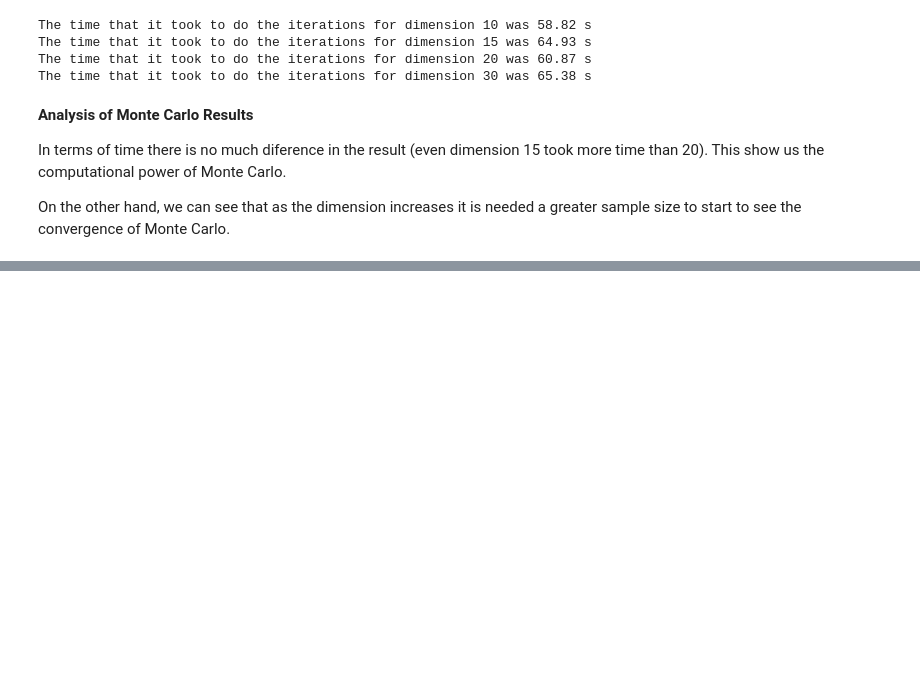
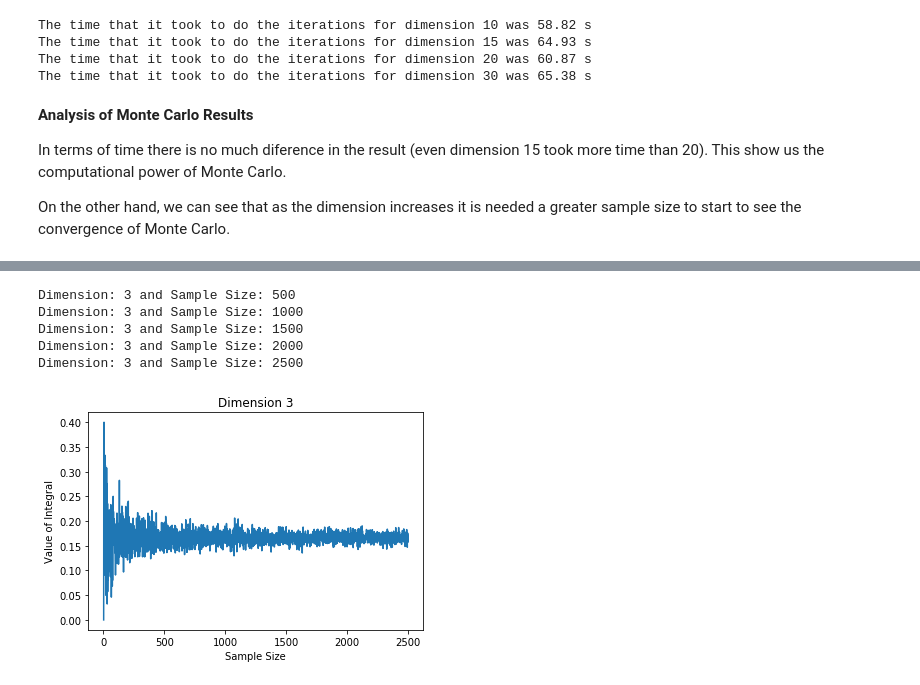
Before and after one commit to juanse1608/Courses, a Jupyter notebook: Jupyters/Notebooks/SC-201901/Integrals-Statistical Computation.ipynb, the cells around one changed output, grey strips where cells are left out. Drawn from its saved outputs; the diff is of its cells as text; code cells hidden in the pictures; blank space fills up the shorter version.

```diff
--- a/Jupyters/Notebooks/SC-201901/Integrals-Statistical Computation.ipynb
+++ b/Jupyters/Notebooks/SC-201901/Integrals-Statistical Computation.ipynb
@@ -265,0 +326,36 @@ On the other hand, we can see that as the dimension increases it is needed a gre
+# %%
+time_inicial = time.time()
+dimension = 3
+indice = 2
+value_mc = []
+while indice <= 2500:
+    sample_size = indice
+
+    #Generate the samples in [0,1]^s, it is important to mention that theese samples are easy to generate since
+    #the domain is the cube, so we require a sample in [0,1] for each dimension.
+    samples = np.random.uniform(0, 1, (sample_size, dimension))
+    samples = pd.DataFrame(samples)
+    #Let's compute the function in the samples
+    integral = np.array(funcion_vectorizada(samples.iloc[:,0], samples.iloc[:,1], samples.iloc[:,2]))
+
+    #Let's compute the mean and so, the Monte Carlo Integration
+    value_mc.append(np.mean(integral))
+    indice += 1
+    if indice%500 == 0:
+        print("Dimension: " + np.str(dimension) + " and Sample Size: " + np.str(indice))
+time_final = time.time() - time_inicial
+# %% [output]
+Dimension: 3 and Sample Size: 500
+Dimension: 3 and Sample Size: 1000
+Dimension: 3 and Sample Size: 1500
+Dimension: 3 and Sample Size: 2000
+Dimension: 3 and Sample Size: 2500
+# %%
+#Let's plot the integral estimated value for each dimension and analyze the results
+plt.plot(np.array(range(2, indice)), value_mc)
+plt.title("Dimension " + np.str(3))
+plt.xlabel('Sample Size')
+plt.ylabel('Value of Integral')
+plt.ticklabel_format(style='plain', useOffset=False)
+# %% [output]
+[figure, added]
```
Also changed, not shown: parts of 9 cells of this notebook.
